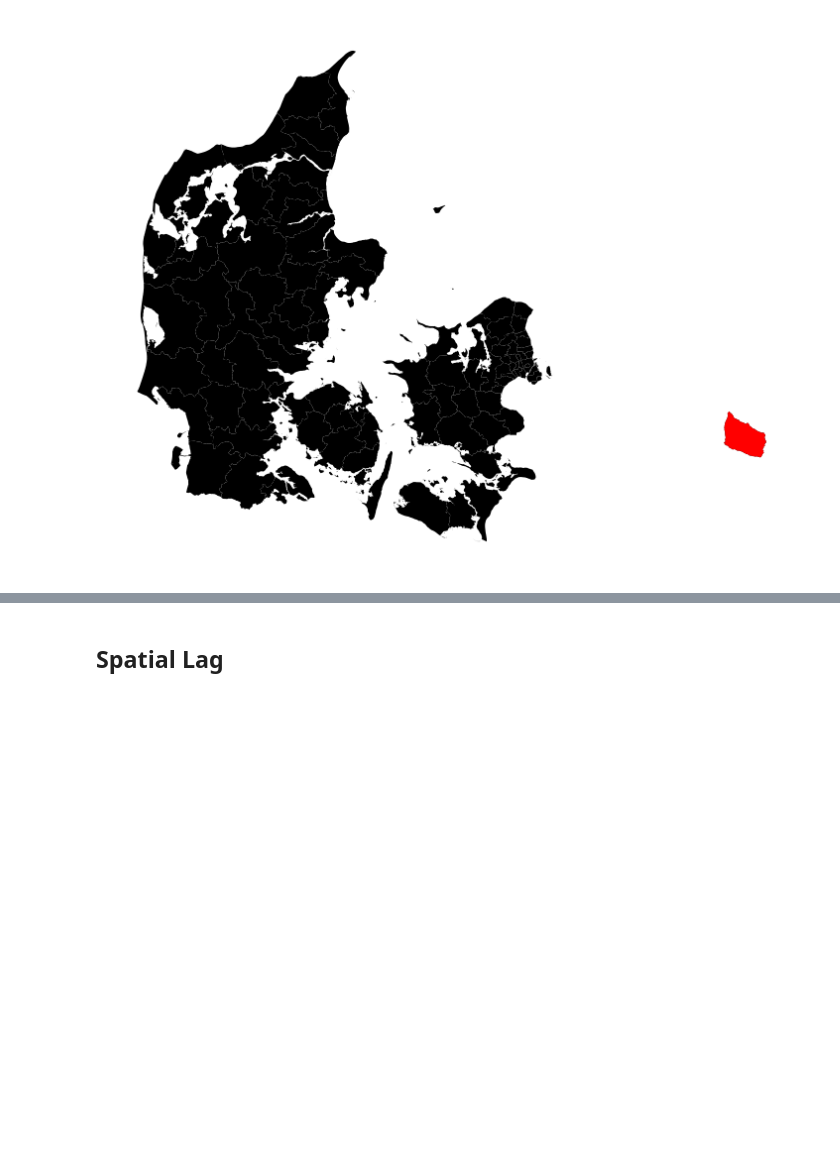
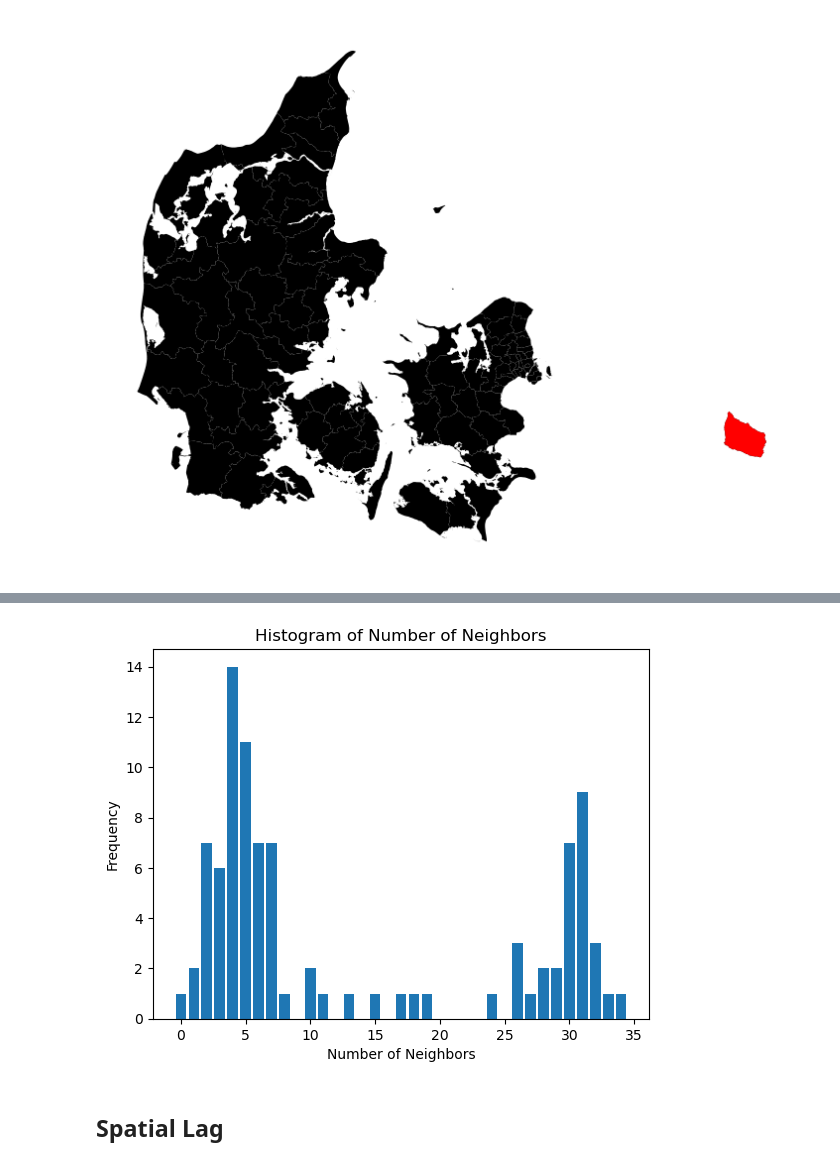
Before and after one commit to agnesutovaite/geospatial, a Jupyter notebook: project_notebook.ipynb, the cells around one changed output, grey strips where cells are left out. Saved outputs shown, nothing was run; the diff lists cells and outputs as text; code cells hidden in the pictures; blank space fills up the shorter version.

```diff
--- a/project_notebook.ipynb
+++ b/project_notebook.ipynb
@@ -690,3 +726,28 @@ plt.show()
+# %%
+# Get the number of neighbors for each municipality
+neighbor_counts = w_dist40kmC.neighbors
+# Count the occurrences of each number of neighbors
+counts = {}
+for neighbors in neighbor_counts.values():
+    count = len(neighbors)
+    counts[count] = counts.get(count, 0) + 1
+
+# Extract the counts and corresponding number of neighbors
+num_neighbors = list(counts.keys())
+frequency = list(counts.values())
+
+# Create a histogram
+plt.bar(num_neighbors, frequency)
+
+# Customize the plot as desired (e.g., add a title, x-label, y-label, etc.)
+plt.title('Histogram of Number of Neighbors')
+plt.xlabel('Number of Neighbors')
+plt.ylabel('Frequency')
+
+# Show the plot
+plt.show()
+# %% [output]
+[figure, added]
 # %% [markdown]
 ## Spatial Lag
 # %% [markdown]
```
Also changed, not shown: parts of 16 cells of this notebook, 1 other file.
